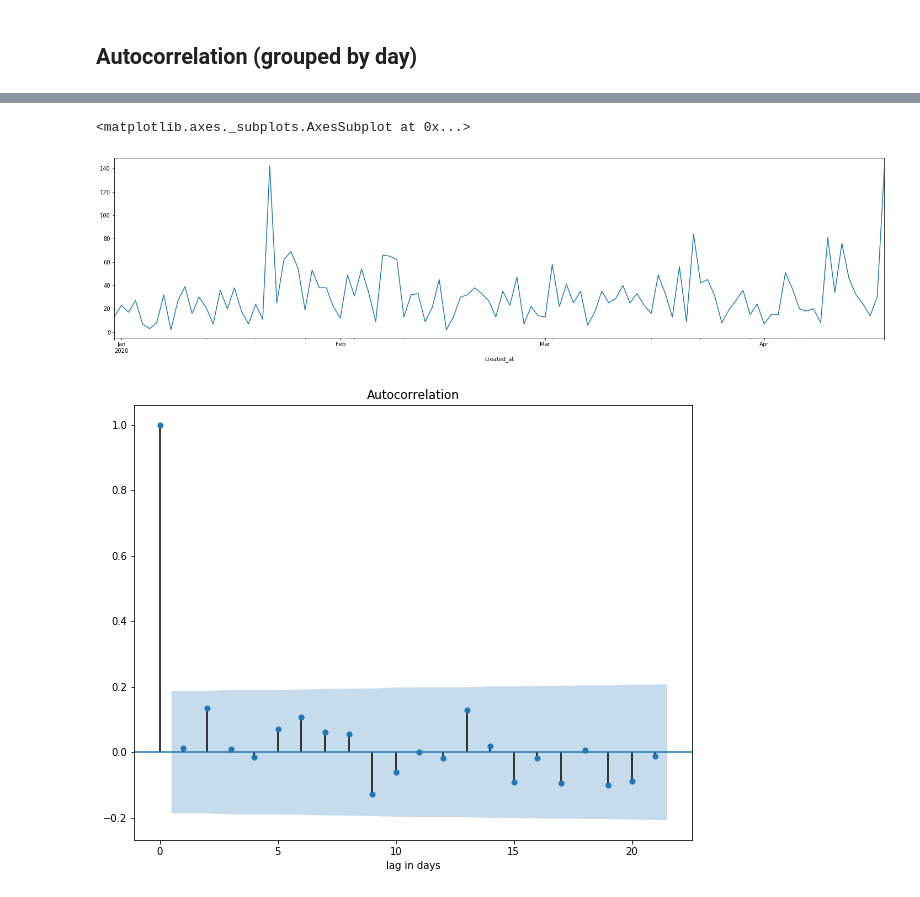
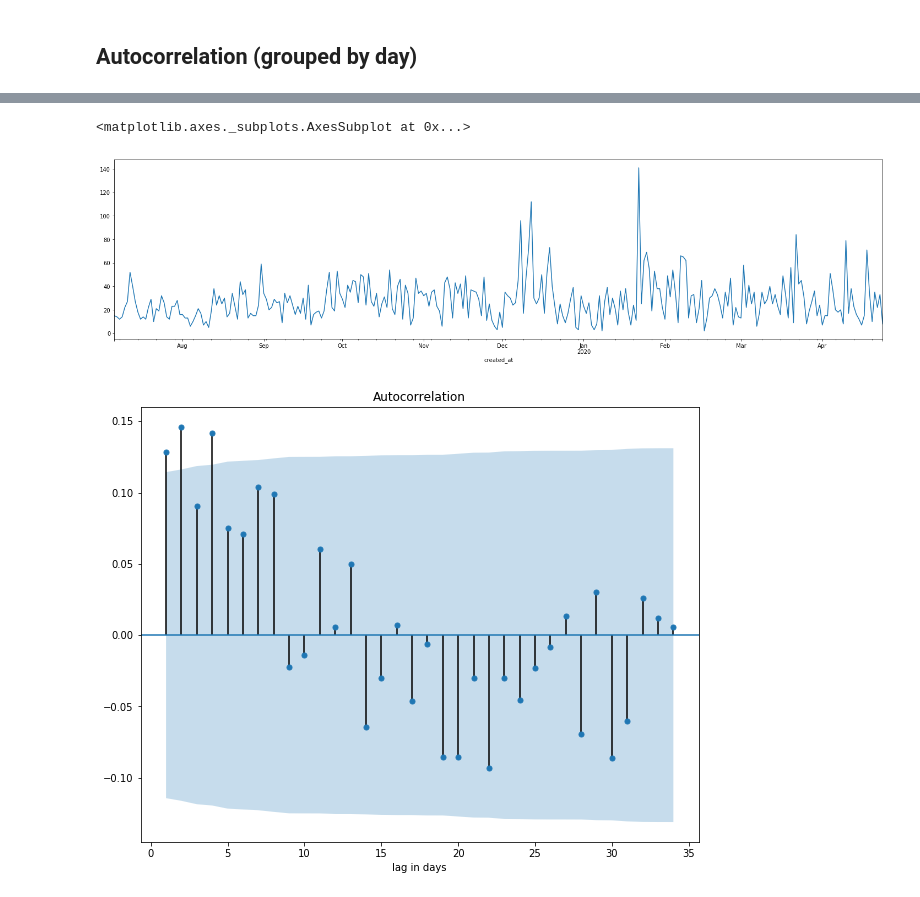
Before and after one commit to alexander-jiang/will-trump-tweet, a Jupyter notebook: timeseries_data.ipynb, the cells around one changed output, grey strips where cells are left out. Drawn from its saved outputs; the diff is of its cells as text; code cells hidden in the pictures.

```diff
--- a/timeseries_data.ipynb
+++ b/timeseries_data.ipynb
@@ -11,7 +10,7 @@ from statsmodels.graphics.tsaplots import plot_pacf
 from twitter_fetcher.tweet_features import TweetFeatures
 # %%
 # read in the extracted features from CSV file (and parse the tweet created_at column as the index)
-features_filename = "realDonaldTrump_tweets/features.csv"
+features_filename = "master_features.csv"
 features_df = pd.read_csv(features_filename, header=0, parse_dates=['created_at'], index_col='created_at')
 features_df = features_df.sort_index()
 # %%
@@ -176,13 +133,13 @@ Freq: D, Name: id, Length: 110, dtype: int64
 daily_grouped.plot(kind='line', figsize=(25,6))
 # %% [output]
 <matplotlib.axes._subplots.AxesSubplot at 0x...>
-[figure, old version]
+[figure, new version]
 # %%
 fig, ax = plt.subplots(figsize=(10,8))
-plot_acf(daily_grouped, ax)
+plot_acf(daily_grouped, ax, lags=np.arange(1,35))
 plt.xlabel('lag in days')
 plt.show()
 # %% [output]
-[figure, old version]
+[figure, new version]
 # %%
 fig, ax = plt.subplots(figsize=(10,8))
```
Also changed, not shown: parts of 15 cells of this notebook.
